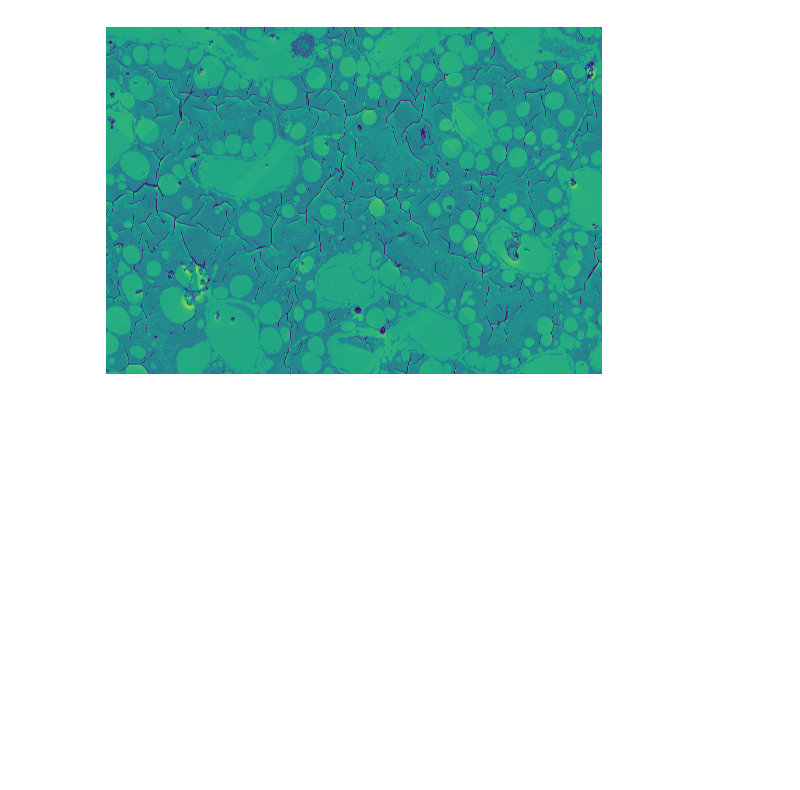
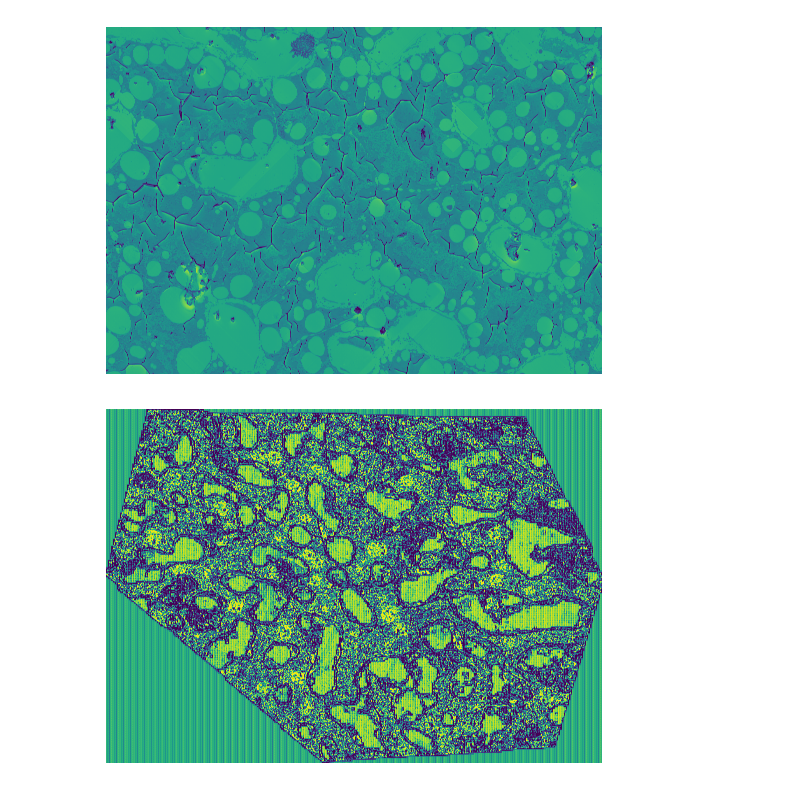
Before and after one commit to caacree/EMAnalyzer, a Jupyter notebook: backend/server/visualize_mims_hd.ipynb, the cells around one changed output. Saved outputs shown, nothing was run; the diff lists cells and outputs as text; code cells hidden in the pictures; blank space fills up the shorter version.

```diff
--- a/backend/server/visualize_mims_hd.ipynb
+++ b/backend/server/visualize_mims_hd.ipynb
@@ -264,3 +264,25 @@ plt.axis("off")
 plt.show()
 # %% [output]
 [figure]
+# %%
+import matplotlib.pyplot as plt
+import matplotlib.image as mpimg
+from PIL import Image
+Image.MAX_IMAGE_PIXELS = None
+# Specify the path to your PNG image file
+image_path = '/Users/chris/Documents/lab/experiments/2025-0610-diazoxide/Mitos-8bit/processed_25_0582-5nm-R2.tif'  # Replace with the actual path to your PNG file
+
+# Read the image data
+img = mpimg.imread(image_path)
+
+
+# Display the image
+plt.imshow(img)
+
+# Optional: Remove axis ticks and labels for a cleaner image display
+plt.axis('off')
+
+# Show the plot
+plt.show()
+# %% [output]
+[figure, added]
```
Also changed, not shown: parts of 3 cells of this notebook, 28 other files.
